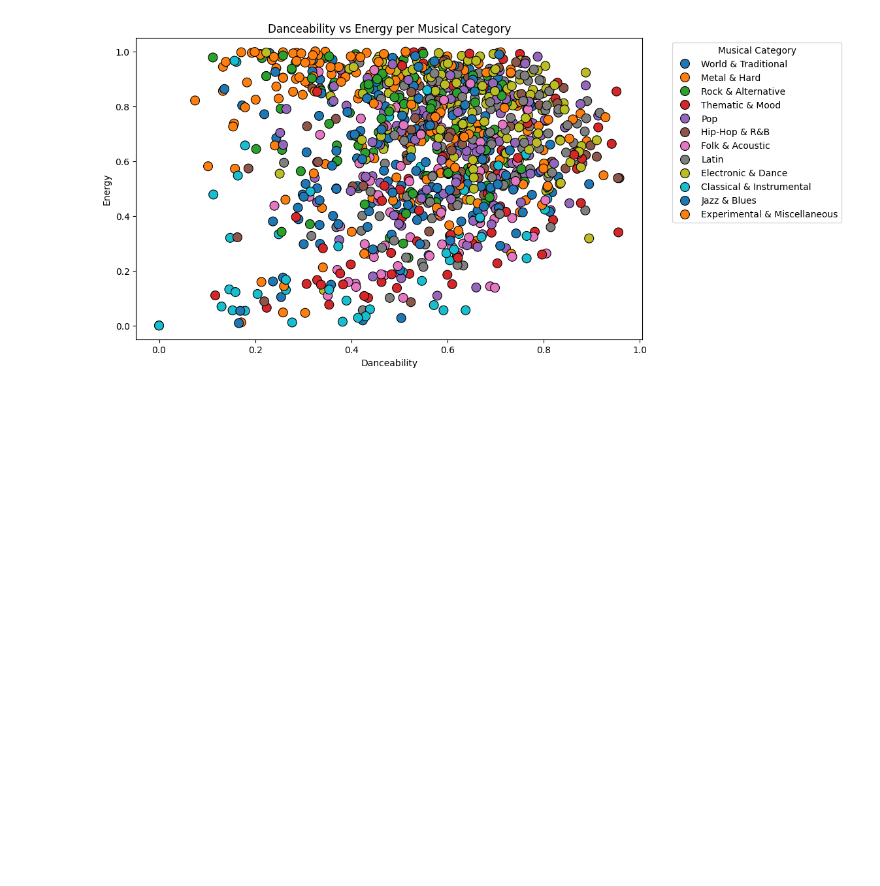
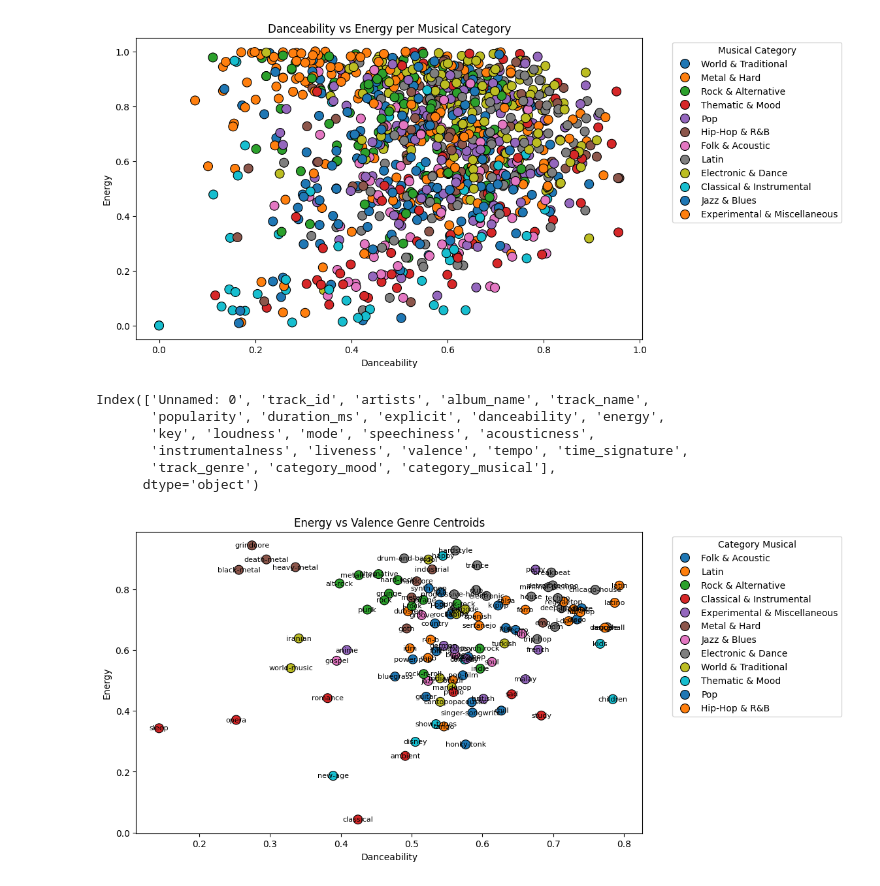
Before and after one commit to ClaudiaGambi/PPM, a Jupyter notebook: visualisation.ipynb, the cells around one changed output. Drawn from its saved outputs; the diff is of its cells as text; code cells hidden in the pictures; blank space fills up the shorter version.

Commit message:
test visualisation

```diff
--- a/visualisation.ipynb
+++ b/visualisation.ipynb
@@ -501,20 +501,35 @@ plt.legend(title='Musical Category', bbox_to_anchor=(1.05, 1), loc='upper left')
 plt.show()
 # %% [output]
 [figure]
+# %%
+#see all column names of the dataframe
+print(tracklist_short.columns)
+# %% [output]
+Index(['Unnamed: 0', 'track_id', 'artists', 'album_name', 'track_name',
+       'popularity', 'duration_ms', 'explicit', 'danceability', 'energy',
+       'key', 'loudness', 'mode', 'speechiness', 'acousticness',
+       'instrumentalness', 'liveness', 'valence', 'tempo', 'time_signature',
+       'track_genre', 'category_mood', 'category_musical'],
+      dtype='object')
 # %%
-# Calculate the average values of danceability and energy per genre
-genre_avg_dance_energy = tracklist_short.groupby('track_genre')[['danceability', 'energy']].mean().reset_index() # nolint
+# Calculate the average values per genre
+genre_avg = tracklist_short.groupby('track_genre')[['danceability', 'energy']].mean().reset_index()
+
+# Merge with category_mood
+genre_avg = genre_avg.merge(tracklist_short[['track_genre', 'category_musical']].drop_duplicates(), on='track_genre')
 
 # Create the plot
 fig, ax = plt.subplots(figsize=(10, 6))
-sns.scatterplot(data=genre_avg_dance_energy, x='danceability', y='energy', hue='track_genre', palette='tab10', s=100, edgecolor='black', ax=ax) # nolint
+sns.scatterplot(data=genre_avg, x='danceability', y='energy', hue='category_musical', palette='tab10', s=100, edgecolor='black', ax=ax)
 
 # Annotate the points
-for i, row in genre_avg_dance_energy.iterrows():
-    ax.text(row['danceability'], row['energy'], row['track_genre'], ha='center', va='center', fontsize=8) # nolint
+for i, row in genre_avg.iterrows():
+    ax.text(row['danceability'], row['energy'], row['track_genre'], ha='center', va='center', fontsize=8)
 
-plt.title('Danceability vs Energy per Genre')
+plt.title('Energy vs Valence Genre Centroids')
 plt.xlabel('Danceability')
 plt.ylabel('Energy')
-plt.legend(title='Genre', bbox_to_anchor=(1.05, 1), loc='upper left')
+plt.legend(title='Category Musical', bbox_to_anchor=(1.05, 1), loc='upper left')
 plt.show()
+# %% [output]
+[figure, added]
```
Also changed, not shown: parts of 5 cells of this notebook.
